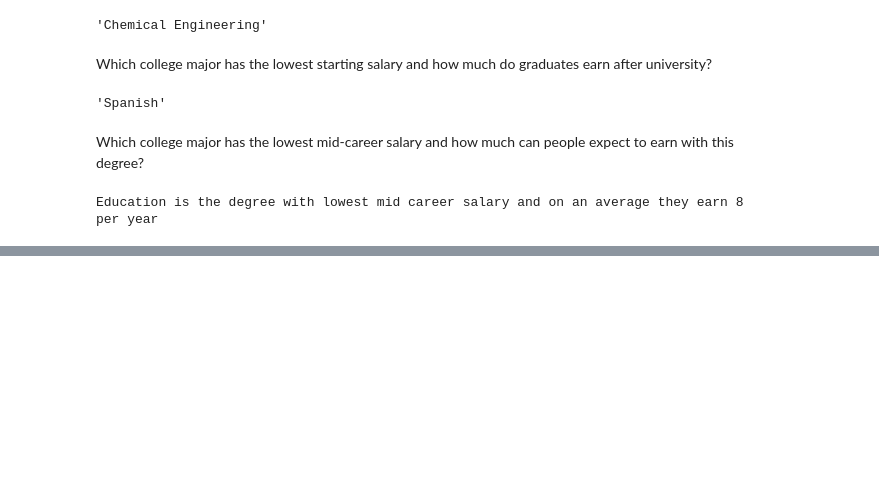
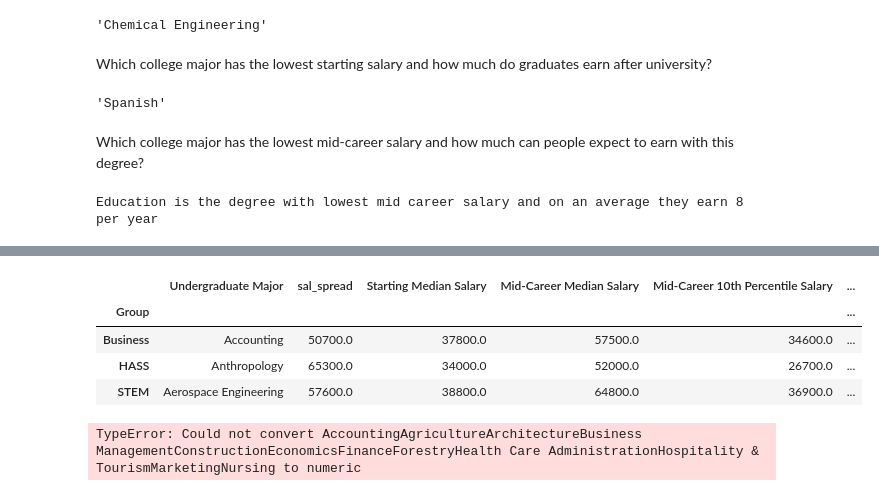
Before and after one commit to koushik16/Data-exploration-salaries-with-college-major, a Jupyter notebook: code.ipynb, the cells around one changed output, grey strips where cells are left out. Saved outputs shown, nothing was run; the diff lists cells and outputs as text; code cells hidden in the pictures; blank space fills up the shorter version.

```diff
--- a/code.ipynb
+++ b/code.ipynb
@@ -136,0 +229,12 @@ Education is the degree with lowest mid career salary and on an average they ear
+# %%
+df.groupby('Group').min()
+# %% [output]
+|  | Undergraduate Major | sal_spread | Starting Median Salary | Mid-Career Median Salary | Mid-Career 10th Percentile Salary | ... |
+| Group |  |  |  |  |  | ... |
+| Business | Accounting | 50700.0 | 37800.0 | 57500.0 | 34600.0 | ... |
+| HASS | Anthropology | 65300.0 | 34000.0 | 52000.0 | 26700.0 | ... |
+| STEM | Aerospace Engineering | 57600.0 | 38800.0 | 64800.0 | 36900.0 | ... |
+# %%
+df.groupby('Group').mean()
+# %% [output]
+TypeError: Could not convert AccountingAgricultureArchitectureBusiness ManagementConstructionEconomicsFinanceForestryHealth Care AdministrationHospitality & TourismMarketingNursing to numeric
```
Also changed, not shown: parts of 13 cells of this notebook.
